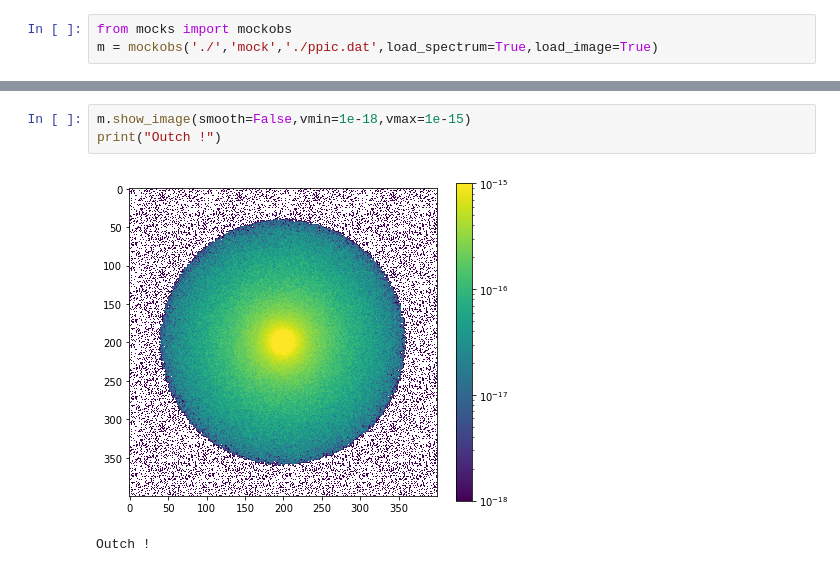
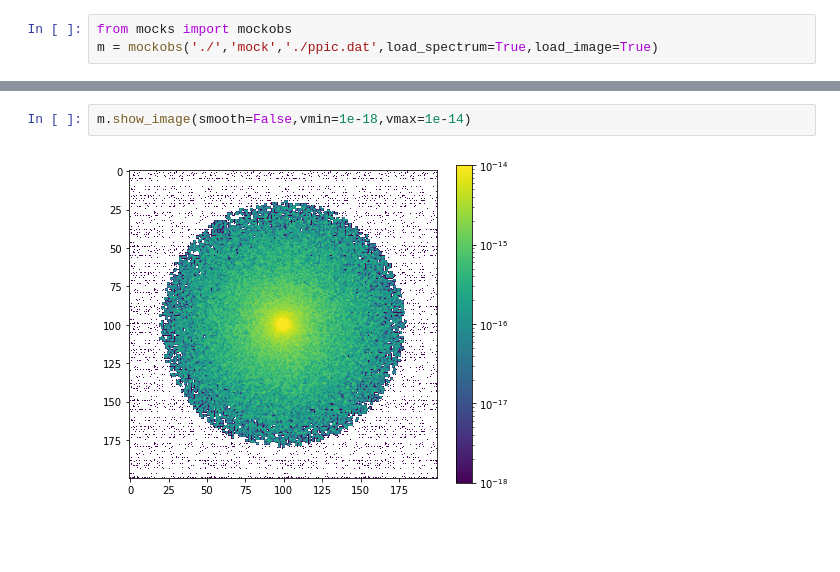
Before and after one commit to Supriyosaha1/Department_project-II, a Jupyter notebook: tutorials/tutorial_1/Tuturial-1.ipynb, the cells around one changed output, grey strips where cells are left out. Saved outputs shown, nothing was run; the diff lists cells and outputs as text; blank space fills up the shorter version.

```diff
--- a/tutorials/tutorial_1/Tuturial-1.ipynb
+++ b/tutorials/tutorial_1/Tuturial-1.ipynb
@@ -292,6 +284,4 @@ m.show_spectrum()
 # %%
-m.show_image(smooth=False,vmin=1e-18,vmax=1e-15)
-print("Outch !")
+m.show_image(smooth=False,vmin=1e-18,vmax=1e-14)
 # %% [output]
-[figure, old version]
+[figure, new version]
-Outch !
```
Also changed, not shown: parts of 7 cells of this notebook.
